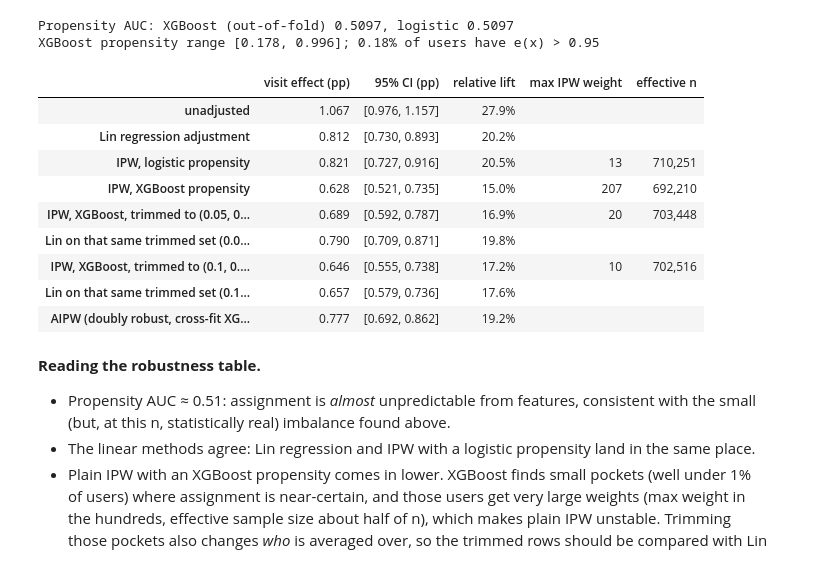
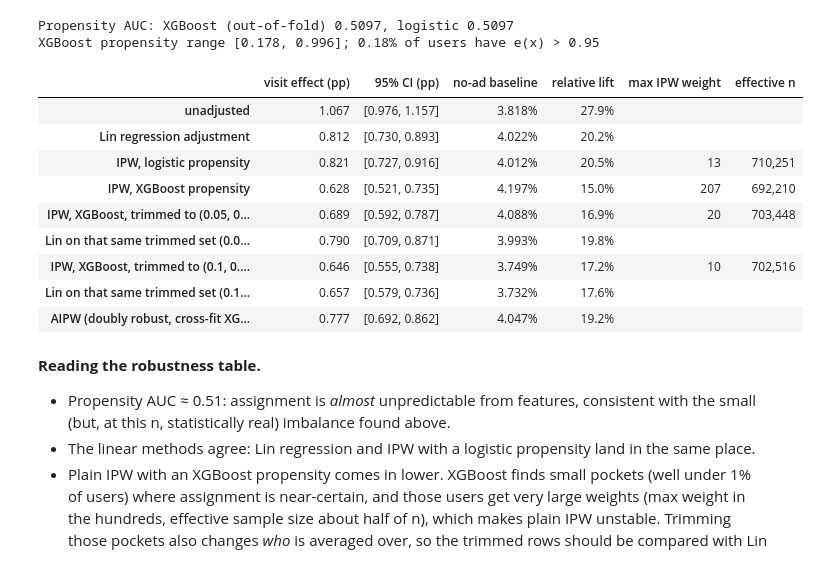
Before and after one commit to mehwishahmed/criteo-ad-incrementality, a Jupyter notebook: notebooks/analysis.ipynb, the cells around one changed output. Drawn from its saved outputs; the diff is of its cells as text; code cells hidden in the pictures.

```diff
--- a/notebooks/analysis.ipynb
+++ b/notebooks/analysis.ipynb
@@ -437,33 +454,34 @@ XGBoost propensity range [0.178, 0.996]; 0.18% of users have e(x) > 0.95
 # %%
 robust = {"unadjusted": adj["visit"].loc["unadjusted"].to_dict(),
           "Lin regression adjustment": adj["visit"].loc["adjusted (Lin, interacted)"].to_dict(),
           "IPW, logistic propensity": variance.ipw_effect(df, "visit", e_logit),
           "IPW, XGBoost propensity": variance.ipw_effect(df, "visit", e_xgb)}
 for lo, hi in [(0.05, 0.95), (0.10, 0.90)]:
     keep = e_xgb.between(lo, hi, inclusive="neither")
     robust[f"IPW, XGBoost, trimmed to ({lo}, {hi}) [{keep.mean():.1%} kept]"] = variance.ipw_effect(df[keep], "visit", e_xgb[keep])
     robust[f"Lin on that same trimmed set ({lo}, {hi})"] = variance.treatment_ols(df[keep], "visit", FEATURES, interact=True)
 robust["AIPW (doubly robust, cross-fit XGBoost)"] = variance.aipw_effect(df, "visit", FEATURES, e_xgb)
 
 rb = pd.DataFrame(robust).T
 pd.DataFrame({
     "visit effect (pp)": (rb["coef"] * 100).map("{:.3f}".format),
     "95% CI (pp)": [f"[{lo*100:.3f}, {hi*100:.3f}]" for lo, hi in zip(rb["ci_low"], rb["ci_high"])],
+    "no-ad baseline": rb["control_baseline"].map("{:.3%}".format),
     "relative lift": rb["rel_lift"].map("{:.1%}".format),
     "max IPW weight": rb.get("max_weight").map(lambda x: "" if pd.isna(x) else f"{x:.0f}"),
     "effective n": rb.get("effective_n").map(lambda x: "" if pd.isna(x) else f"{x:,.0f}"),
 })
 # %% [output]
-|  | visit effect (pp) | 95% CI (pp) | relative lift | max IPW weight | effective n |
-| unadjusted | 1.067 | [0.976, 1.157] | 27.9% |  |  |
-| Lin regression adjustment | 0.812 | [0.730, 0.893] | 20.2% |  |  |
-| IPW, logistic propensity | 0.821 | [0.727, 0.916] | 20.5% | 13 | 710,251 |
-| IPW, XGBoost propensity | 0.628 | [0.521, 0.735] | 15.0% | 207 | 692,210 |
-| IPW, XGBoost, trimmed to (0.05, 0... | 0.689 | [0.592, 0.787] | 16.9% | 20 | 703,448 |
-| Lin on that same trimmed set (0.0... | 0.790 | [0.709, 0.871] | 19.8% |  |  |
-| IPW, XGBoost, trimmed to (0.1, 0.... | 0.646 | [0.555, 0.738] | 17.2% | 10 | 702,516 |
-| Lin on that same trimmed set (0.1... | 0.657 | [0.579, 0.736] | 17.6% |  |  |
-| AIPW (doubly robust, cross-fit XG... | 0.777 | [0.692, 0.862] | 19.2% |  |  |
+|  | visit effect (pp) | 95% CI (pp) | no-ad baseline | relative lift | max IPW weight | effective n |
+| unadjusted | 1.067 | [0.976, 1.157] | 3.818% | 27.9% |  |  |
+| Lin regression adjustment | 0.812 | [0.730, 0.893] | 4.022% | 20.2% |  |  |
+| IPW, logistic propensity | 0.821 | [0.727, 0.916] | 4.012% | 20.5% | 13 | 710,251 |
+| IPW, XGBoost propensity | 0.628 | [0.521, 0.735] | 4.197% | 15.0% | 207 | 692,210 |
+| IPW, XGBoost, trimmed to (0.05, 0... | 0.689 | [0.592, 0.787] | 4.088% | 16.9% | 20 | 703,448 |
+| Lin on that same trimmed set (0.0... | 0.790 | [0.709, 0.871] | 3.993% | 19.8% |  |  |
+| IPW, XGBoost, trimmed to (0.1, 0.... | 0.646 | [0.555, 0.738] | 3.749% | 17.2% | 10 | 702,516 |
+| Lin on that same trimmed set (0.1... | 0.657 | [0.579, 0.736] | 3.732% | 17.6% |  |  |
+| AIPW (doubly robust, cross-fit XG... | 0.777 | [0.692, 0.862] | 4.047% | 19.2% |  |  |
 # %% [markdown]
 **Reading the robustness table.**
 - Propensity AUC ≈ 0.51: assignment is *almost* unpredictable from features, consistent with the small (but, at this
```
Also changed, not shown: parts of 4 cells of this notebook, 1 other file.
